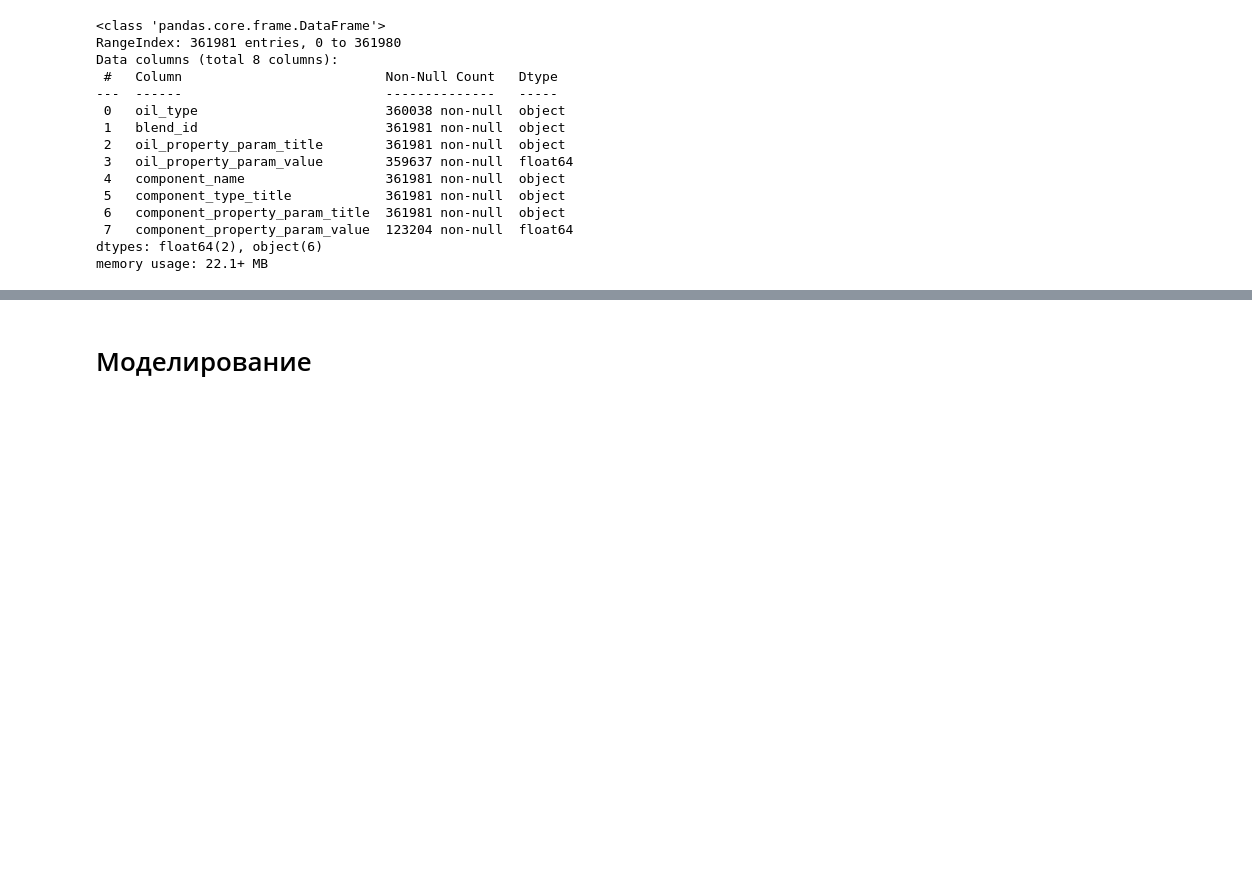
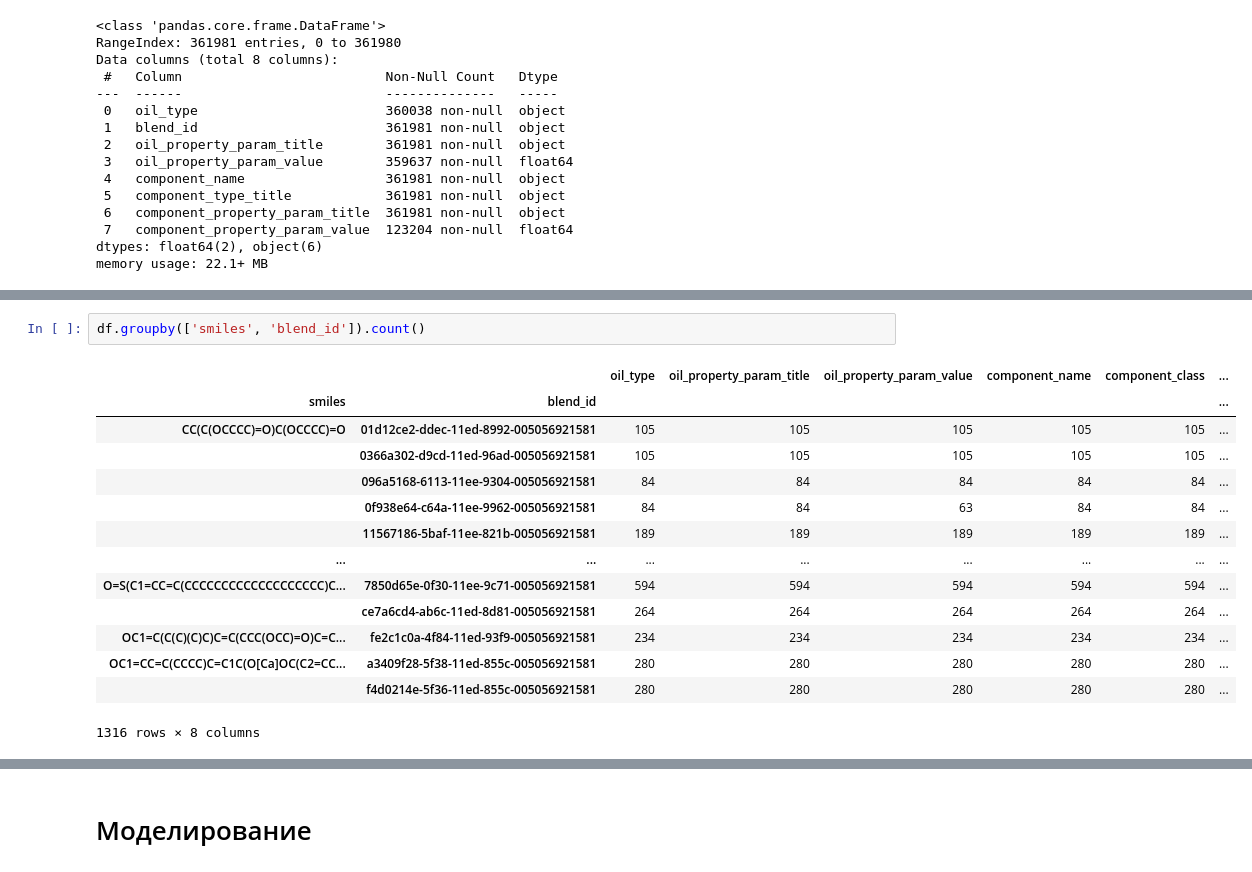
Before and after one commit to iliaNecrov/neftekod_hack, a Jupyter notebook: nef_code.ipynb, the cells around one changed output, grey strips where cells are left out. Saved outputs shown, nothing was run; the diff lists cells and outputs as text; blank space fills up the shorter version.

```diff
--- a/nef_code.ipynb
+++ b/nef_code.ipynb
@@ -77,0 +142,17 @@ Name: smiles, dtype: int64
+# %%
+df.groupby(['smiles', 'blend_id']).count()
+# %% [output]
+|  |  | oil_type | oil_property_param_title | oil_property_param_value | component_name | component_class | ... |
+| smiles | blend_id |  |  |  |  |  | ... |
+| CC(C(OCCCC)=O)C(OCCCC)=O | 01d12ce2-ddec-11ed-8992-005056921581 | 105 | 105 | 105 | 105 | 105 | ... |
+|  | 0366a302-d9cd-11ed-96ad-005056921581 | 105 | 105 | 105 | 105 | 105 | ... |
+|  | 096a5168-6113-11ee-9304-005056921581 | 84 | 84 | 84 | 84 | 84 | ... |
+|  | 0f938e64-c64a-11ee-9962-005056921581 | 84 | 84 | 63 | 84 | 84 | ... |
+|  | 11567186-5baf-11ee-821b-005056921581 | 189 | 189 | 189 | 189 | 189 | ... |
+| ... | ... | ... | ... | ... | ... | ... | ... |
+| O=S(C1=CC=C(CCCCCCCCCCCCCCCCCCC)C... | 7850d65e-0f30-11ee-9c71-005056921581 | 594 | 594 | 594 | 594 | 594 | ... |
+|  | ce7a6cd4-ab6c-11ed-8d81-005056921581 | 264 | 264 | 264 | 264 | 264 | ... |
+| OC1=C(C(C)(C)C)C=C(CCC(OCC)=O)C=C... | fe2c1c0a-4f84-11ed-93f9-005056921581 | 234 | 234 | 234 | 234 | 234 | ... |
+| OC1=CC=C(CCCC)C=C1C(O[Ca]OC(C2=CC... | a3409f28-5f38-11ed-855c-005056921581 | 280 | 280 | 280 | 280 | 280 | ... |
+|  | f4d0214e-5f36-11ed-855c-005056921581 | 280 | 280 | 280 | 280 | 280 | ... |
+1316 rows × 8 columns
```
Also changed, not shown: parts of 23 cells of this notebook.
